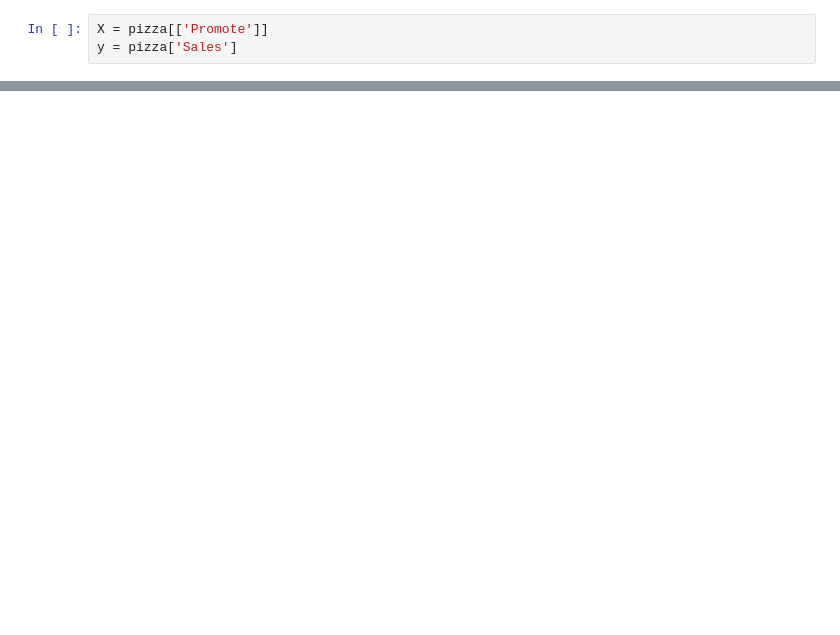
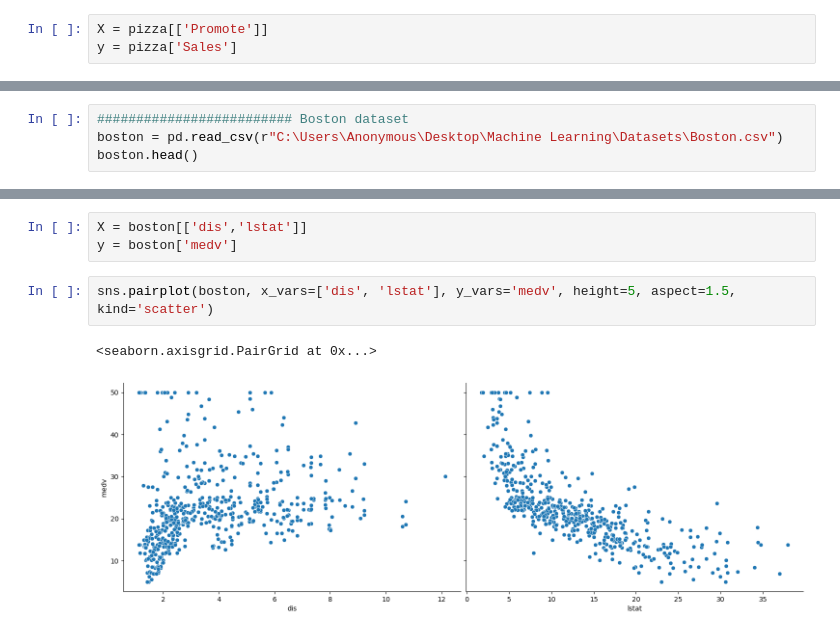
Before and after one commit to Pareeksachin/Machine-Learning, a Jupyter notebook: Day2/Polynomial.ipynb, the cells around one changed output, grey strips where cells are left out. Drawn from its saved outputs; the diff is of its cells as text; blank space fills up the shorter version.

```diff
--- a/Day2/Polynomial.ipynb
+++ b/Day2/Polynomial.ipynb
@@ -24,0 +64,4 @@ y = pizza['Sales']
+# %%
+######################### Boston dataset
+boston = pd.read_csv(r"C:\Users\Anonymous\Desktop\Machine Learning\Datasets\Boston.csv")
+boston.head()
@@ -24,0 +75,8 @@ y = pizza['Sales']
+# %%
+X = boston[['dis','lstat']]
+y = boston['medv']
+# %%
+sns.pairplot(boston, x_vars=['dis', 'lstat'], y_vars='medv', height=5, aspect=1.5, kind='scatter')
+# %% [output]
+<seaborn.axisgrid.PairGrid at 0x...>
+[figure, added]
```
Also changed, not shown: parts of 11 cells of this notebook, 1 other file.
